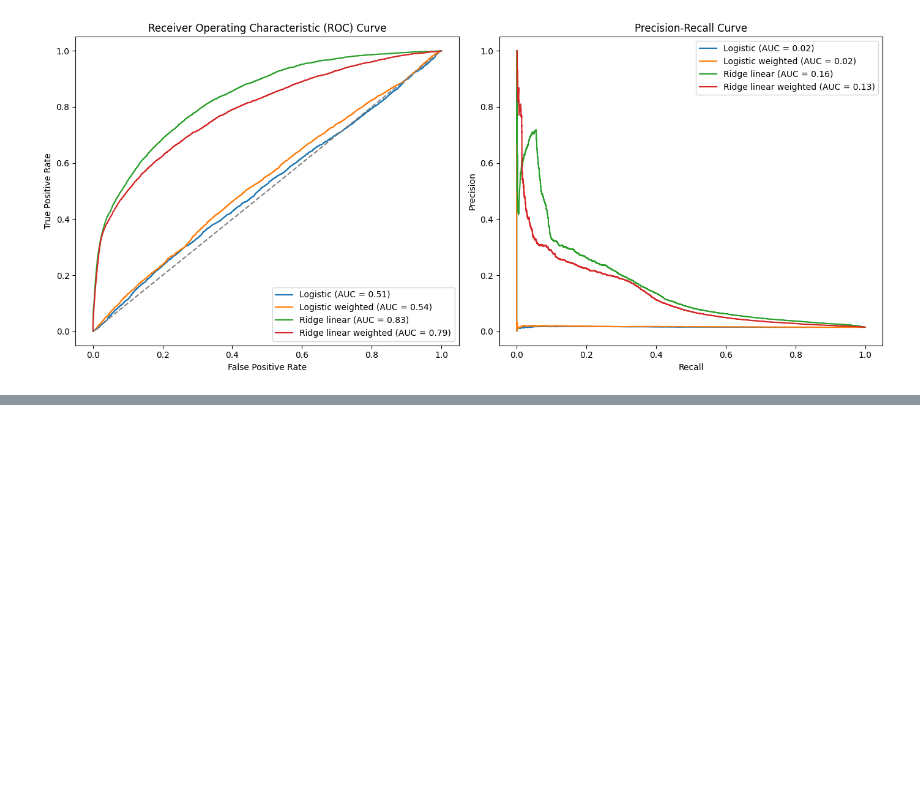
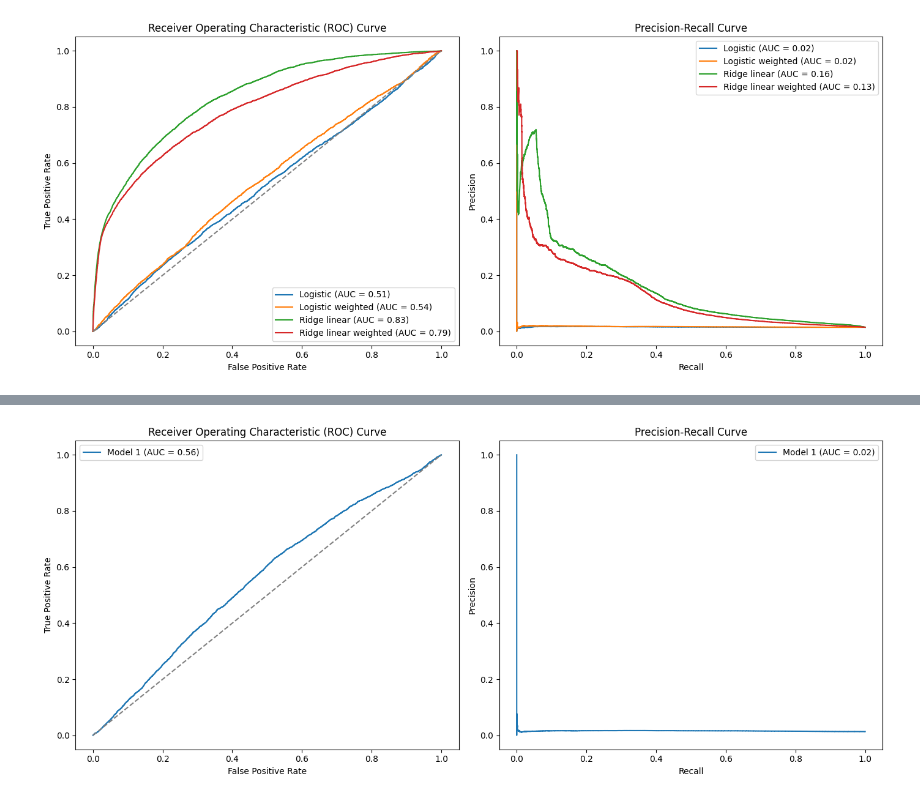
Before and after one commit to MiguelAlvarezHernanz/zrive-ds, a Jupyter notebook: src/module_3/exploration_phase.ipynb, the cells around one changed output, grey strips where cells are left out. Saved outputs shown, nothing was run; the diff lists cells and outputs as text; code cells hidden in the pictures; blank space fills up the shorter version.

```diff
--- a/src/module_3/exploration_phase.ipynb
+++ b/src/module_3/exploration_phase.ipynb
@@ -158,0 +203,7 @@ ImportError: cannot import name 'compute_last_month_sales' from 'src.module_3.me
+# %%
+logistic_model_weighted_T = LogisticRegression(class_weight="balanced", max_iter=1000)
+logistic_model_weighted_T.fit(X_train, y_train)
+
+plot_roc_pr_curves(logistic_model_weighted_T, X_val, y_val)
+# %% [output]
+[figure, added]
```
Also changed, not shown: parts of 17 cells of this notebook, 2 other files.
